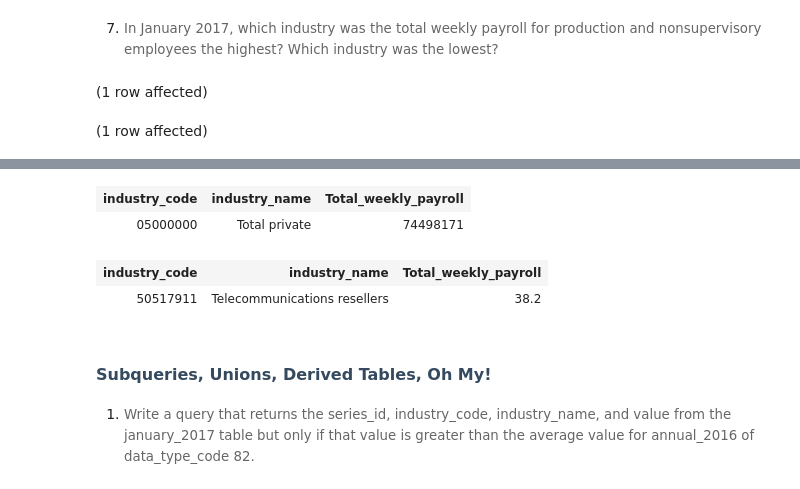
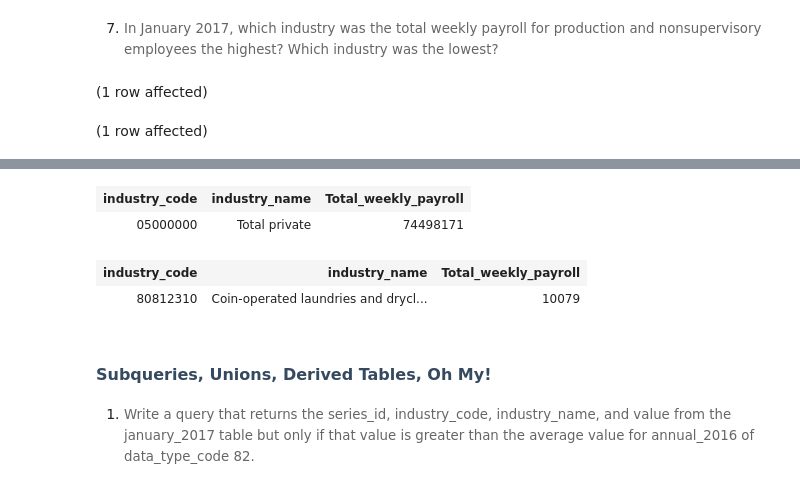
Before and after one commit to chandralekhamurugan/Assignment3_9to5, a Jupyter notebook: 9to5.ipynb, the cells around one changed output, grey strips where cells are left out. Saved outputs shown, nothing was run; the diff lists cells and outputs as text; code cells hidden in the pictures.

```diff
--- a/9to5.ipynb
+++ b/9to5.ipynb
@@ -263,7 +245,7 @@ JOIN LaborStatisticsDB.dbo.industry AS I
 ON S.industry_code = I.industry_code
 JOIN LaborStatisticsDB.dbo.january_2017 AS J
 ON S.series_id = J.series_id
-WHERE S.series_title LIKE '%Aggregate weekly payrolls of production and nonsupervisory employees%'
+WHERE S.series_title = 'Aggregate weekly payrolls of production and nonsupervisory employees'
 ORDER by Total_weekly_payroll DESC
 
 
@@ -274,7 +256,7 @@ JOIN LaborStatisticsDB.dbo.industry AS I
 ON S.industry_code = I.industry_code
 JOIN LaborStatisticsDB.dbo.january_2017 AS J
 ON S.series_id = J.series_id
-WHERE S.series_title LIKE '%Aggregate weekly payrolls of production and nonsupervisory employees%'
+WHERE S.series_title = 'Aggregate weekly payrolls of production and nonsupervisory employees'
 ORDER by Total_weekly_payroll
 # %% [output]
 (1 row affected)
@@ -283,7 +265,7 @@ Total execution time: 00:00:00.309
 | industry_code | industry_name | Total_weekly_payroll |
 | 05000000 | Total private | 74498171 |
 | industry_code | industry_name | Total_weekly_payroll |
-| 50517911 | Telecommunications resellers | 38.2 |
+| 80812310 | Coin-operated laundries and drycl... | 10079 |
 # %% [markdown]
 ## <span style="font-size: 12pt; font-family: Montserrat, sans-serif; color: rgb(53, 74, 95); background-color: rgb(255, 255, 255); font-weight: 700; font-variant-numeric: normal; font-variant-east-asian: normal; vertical-align: baseline; white-space: pre-wrap;">Subqueries, Unions, Derived Tables, Oh My!</span>
 
```
Also changed, not shown: parts of 6 cells of this notebook.
